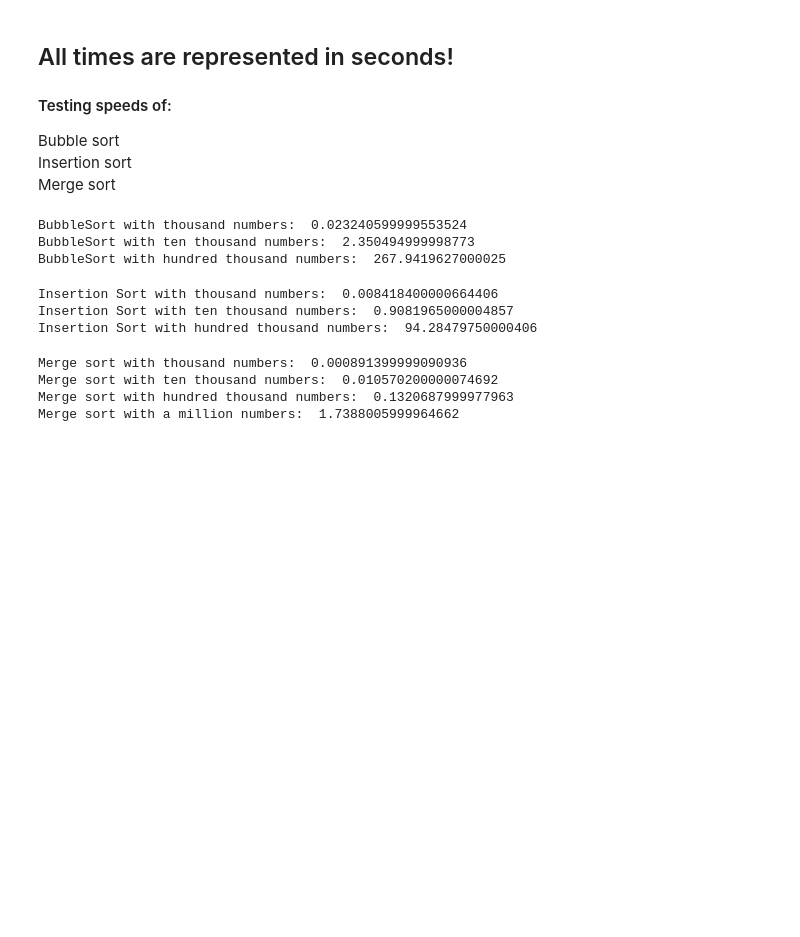
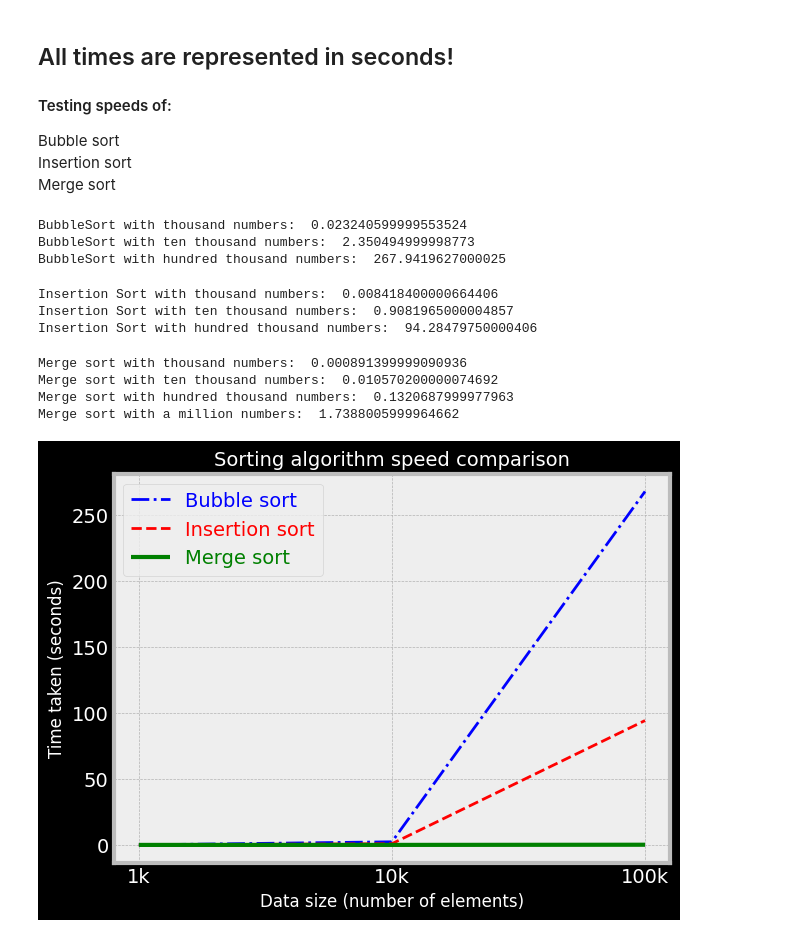
Before and after one commit to eeroak/DataStructure-Algorithm-project, a Jupyter notebook: fundamental_algorithms/sorting-algo_perf_comparisons.ipynb, the cells around one changed output. Cells and saved outputs as stored; diff of their text form; code cells hidden in the pictures; blank space fills up the shorter version.

Commit message:
add plotting for comparison data

```diff
--- a/fundamental_algorithms/sorting-algo_perf_comparisons.ipynb
+++ b/fundamental_algorithms/sorting-algo_perf_comparisons.ipynb
@@ -101,3 +102,22 @@ Merge sort with thousand numbers:  0.000891399999090936
 Merge sort with ten thousand numbers:  0.010570200000074692
 Merge sort with hundred thousand numbers:  0.1320687999977963
 Merge sort with a million numbers:  1.7388005999964662
+# %%
+# Plotting the results
+plt.style.use('bmh')
+
+x = ['1k', '10k', '100k']
+bubble = [0.0232, 2.350, 267.94]
+insertion = [0.0084, 0.908, 94.284]
+merge = [0.00089, 0.010, 0.13]
+plt.plot(x, bubble, label = 'Bubble sort', linewidth=2, linestyle='-.', color='blue')
+plt.plot(x, insertion, label = 'Insertion sort', linewidth=2, linestyle='--', color='red')
+plt.plot(x, merge, label = 'Merge sort', linewidth=3, linestyle='-', color='green')
+plt.xlabel('Data size (number of elements)', fontsize=12)
+plt.ylabel('Time taken (seconds)', fontsize=12)
+plt.title('Sorting algorithm speed comparison', fontsize=14)
+
+plt.legend(labelcolor='linecolor', loc='upper left')
+plt.show()
+# %% [output]
+[figure, added]
```
Also changed, not shown: parts of 1 cell of this notebook.
